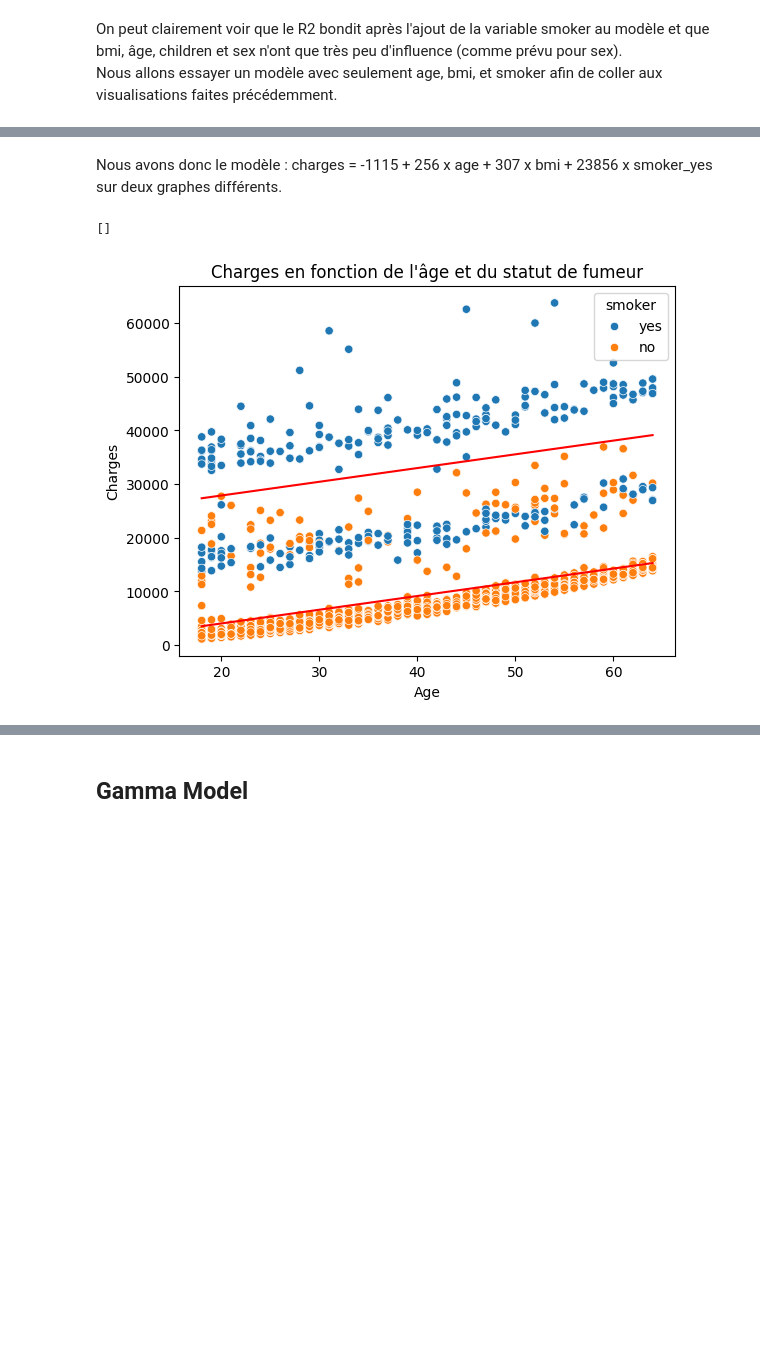
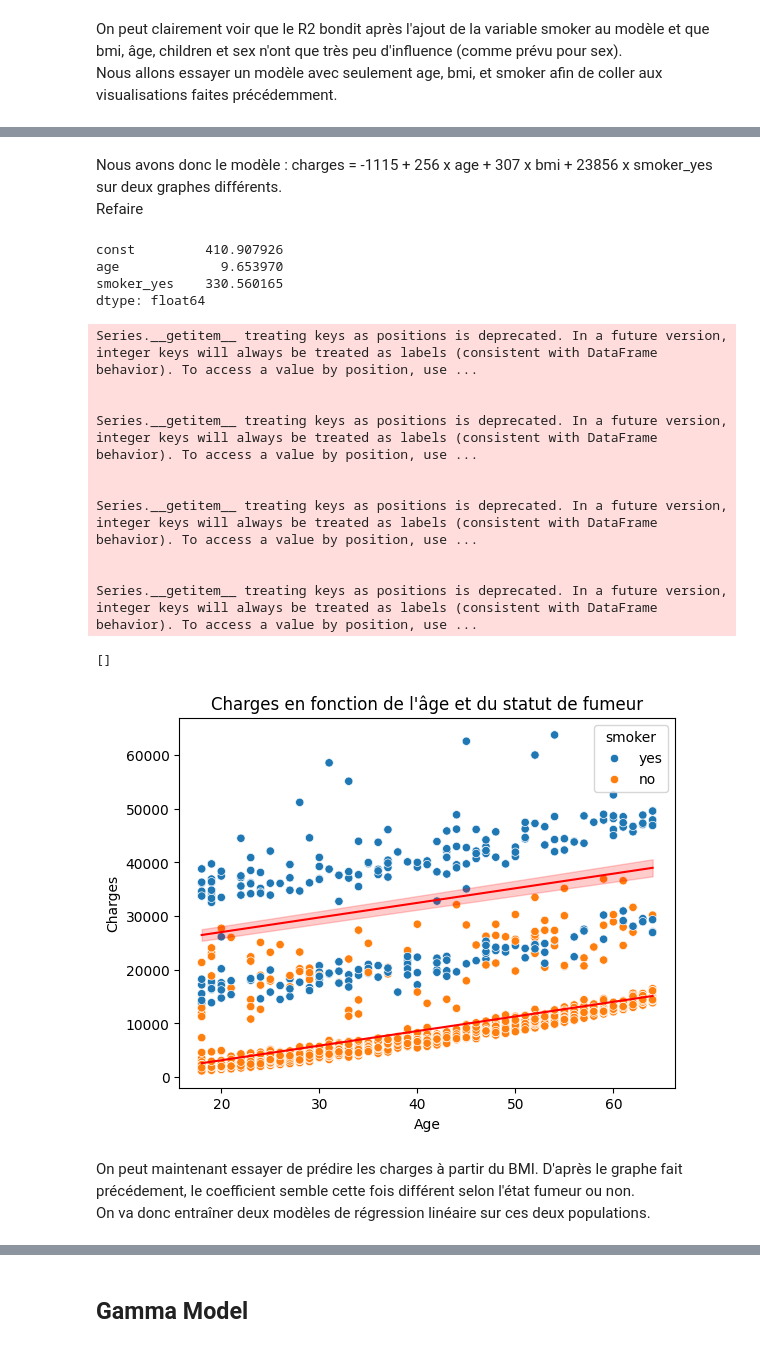
Before and after one commit to ultac/Projet-GLM, a Jupyter notebook: Prepocessing.ipynb, the cells around one changed output, grey strips where cells are left out. Drawn from its saved outputs; the diff is of its cells as text; code cells hidden in the pictures; blank space fills up the shorter version.

```diff
--- a/Prepocessing.ipynb
+++ b/Prepocessing.ipynb
@@ -363,20 +381,57 @@ Covariance Type:            nonrobust
 Notes:
 [1] Standard Errors assume that the covariance matrix of the errors is correctly specified.
 # %% [markdown]
-Nous avons donc le modèle : charges = -1115 + 256 x age + 307 x bmi + 23856 x smoker_yes sur deux graphes différents.
+Nous avons donc le modèle : charges = -1115 + 256 x age + 307 x bmi + 23856 x smoker_yes sur deux graphes différents. \
+Refaire
 # %%
+y = data_processed["charges"]
+X = data_processed.drop("charges", axis=1)
+X = X[["const","age","smoker_yes"]]
+X_train, X_test, y_train,y_test = train_test_split(X,y, test_size=0.2, random_state=42)
+results = sm.OLS(y_train,X_train).fit()
+print(results.bse)
+
 age_range = np.linspace(data_processed['age'].min(), data_processed['age'].max(), 200)
-charges_pred_non_fumeur = -1115 + 256*age_range + 23856*0
-charges_pred_fumeur = -1115 + 256*age_range + 23856*1
+charges_pred_non_fumeur = results.params[0] + results.params[1]*age_range + results.params[2]*0
+charges_pred_fumeur = results.params[0] + results.params[1]*age_range + results.params[2]*1
+
+se_pred_fumeur = np.sqrt(results.bse[0]**2 + (age_range*results.bse[1])**2 + (1*results.bse[2])**2)
+se_pred_non_fumeur = np.sqrt(results.bse[0]**2 + (age_range*results.bse[1])**2 + (0*results.bse[2])**2)
+
+lower_fumeur = charges_pred_fumeur - 1.96*se_pred_fumeur
+upper_fumeur = charges_pred_fumeur + 1.96*se_pred_fumeur
+
+lower_non_fumeur = charges_pred_non_fumeur - 1.96*se_pred_non_fumeur
+upper_non_fumeur = charges_pred_non_fumeur + 1.96*se_pred_non_fumeur
+
+
 
 sns.scatterplot(data = data, y = "charges",x = "age",hue="smoker")
 plt.title("Charges en fonction de l'âge et du statut de fumeur")
 plt.plot(age_range, charges_pred_non_fumeur, color='red', label='Droite de régression sans fumeur')
 plt.plot(age_range, charges_pred_fumeur, color='red', label='Droite de régression avec fumeur')
+plt.fill_between(age_range, lower_fumeur, upper_fumeur, color='red', alpha=0.2, label='IC 95%')
 
 plt.xlabel("Age")
 plt.ylabel("Charges")
 plt.plot()
 # %% [output]
-[]
+const         410.907926
+age             9.653970
+smoker_yes    330.560165
+dtype: float64
+Series.__getitem__ treating keys as positions is deprecated. In a future version, integer keys will always be treated as labels (consistent with DataFrame behavior). To access a value by position, use ...
+
+
+Series.__getitem__ treating keys as positions is deprecated. In a future version, integer keys will always be treated as labels (consistent with DataFrame behavior). To access a value by position, use ...
+
+
+Series.__getitem__ treating keys as positions is deprecated. In a future version, integer keys will always be treated as labels (consistent with DataFrame behavior). To access a value by position, use ...
+
+
+Series.__getitem__ treating keys as positions is deprecated. In a future version, integer keys will always be treated as labels (consistent with DataFrame behavior). To access a value by position, use ...
+[]
-[figure, old version]
+[figure, new version]
+# %% [markdown]
+On peut maintenant essayer de prédire les charges à partir du BMI. D'après le graphe fait précédement, le coefficient semble cette fois différent selon l'état fumeur ou non.\
+On va donc entraîner deux modèles de régression linéaire sur ces deux populations.
```
Also changed, not shown: parts of 7 cells of this notebook.
